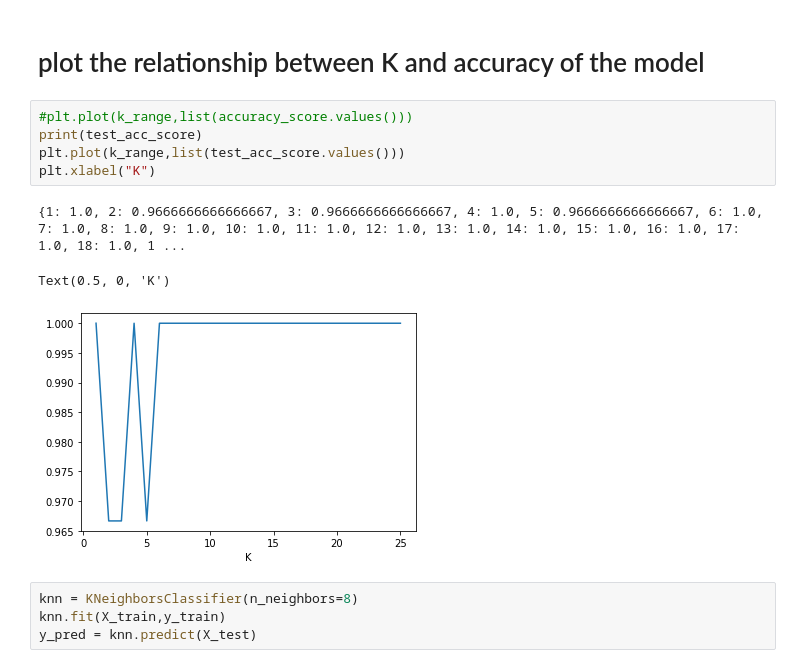
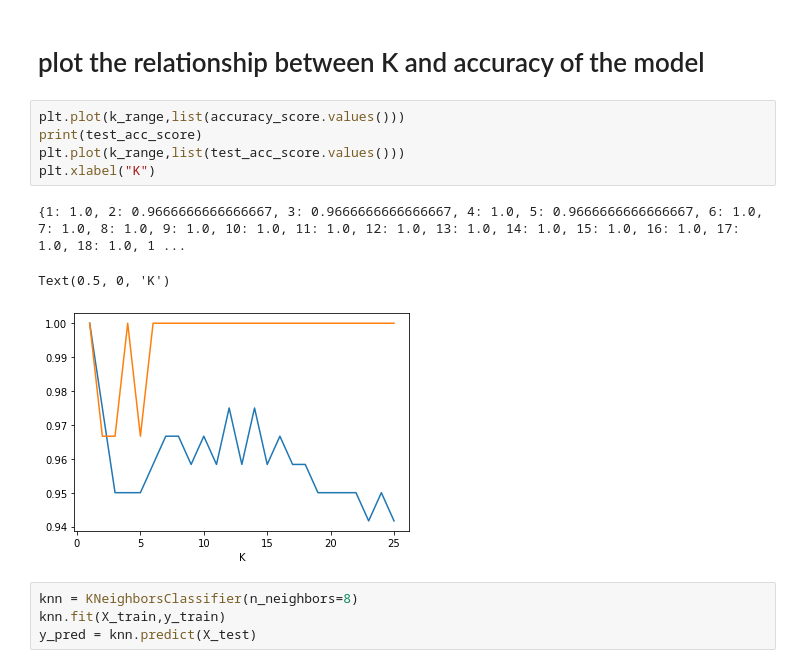
Before and after one commit to Princeshaw/machine-learning, a Jupyter notebook: Iris flower classification/IRIS_Classification_KNN.ipynb, the cells around one changed output. Cells and saved outputs as stored; diff of their text form.

```diff
--- a/Iris flower classification/IRIS_Classification_KNN.ipynb
+++ b/Iris flower classification/IRIS_Classification_KNN.ipynb
@@ -152,14 +152,14 @@ for k in k_range:
 # %% [markdown]
 # plot the relationship between K and accuracy of the model
 # %%
-#plt.plot(k_range,list(accuracy_score.values()))
+plt.plot(k_range,list(accuracy_score.values()))
 print(test_acc_score)
 plt.plot(k_range,list(test_acc_score.values()))
 plt.xlabel("K")
 # %% [output]
 {1: 1.0, 2: 0.9666666666666667, 3: 0.9666666666666667, 4: 1.0, 5: 0.9666666666666667, 6: 1.0, 7: 1.0, 8: 1.0, 9: 1.0, 10: 1.0, 11: 1.0, 12: 1.0, 13: 1.0, 14: 1.0, 15: 1.0, 16: 1.0, 17: 1.0, 18: 1.0, 1 ...
 Text(0.5, 0, 'K')
-[figure, old version]
+[figure, new version]
 # %%
 knn = KNeighborsClassifier(n_neighbors=8)
 knn.fit(X_train,y_train)
```
Also changed, not shown: parts of 3 cells of this notebook, 6 other files.
